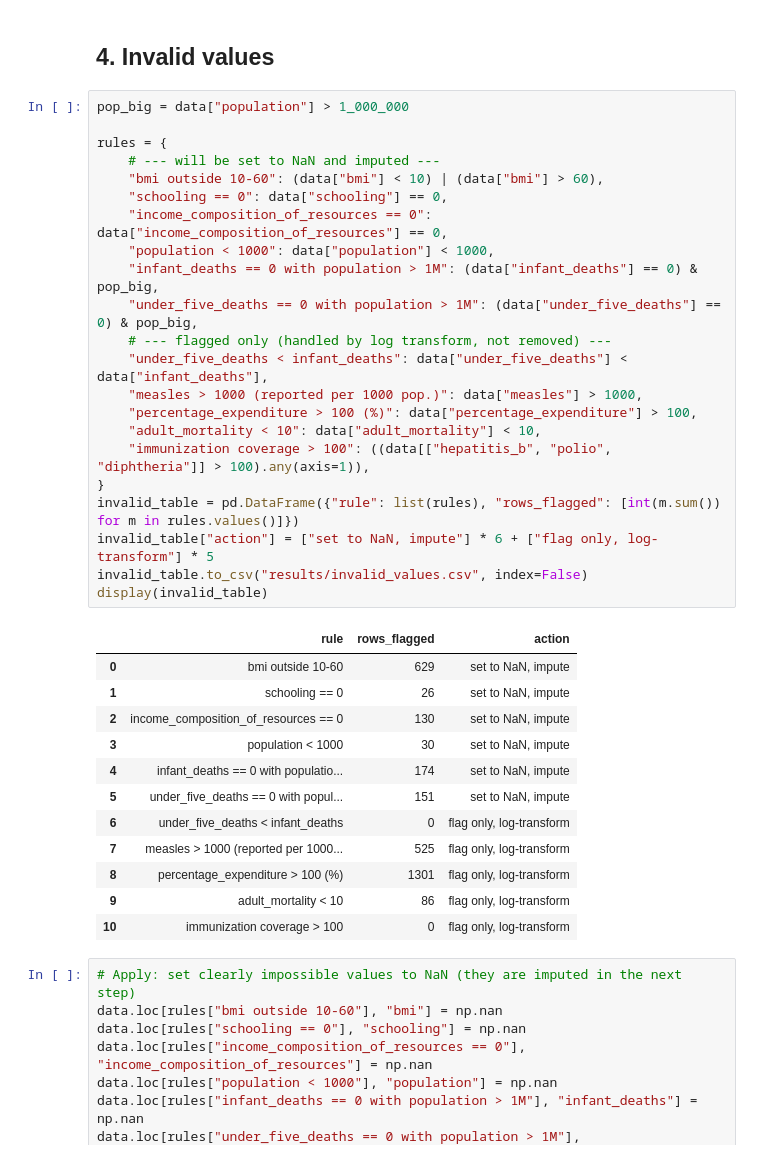
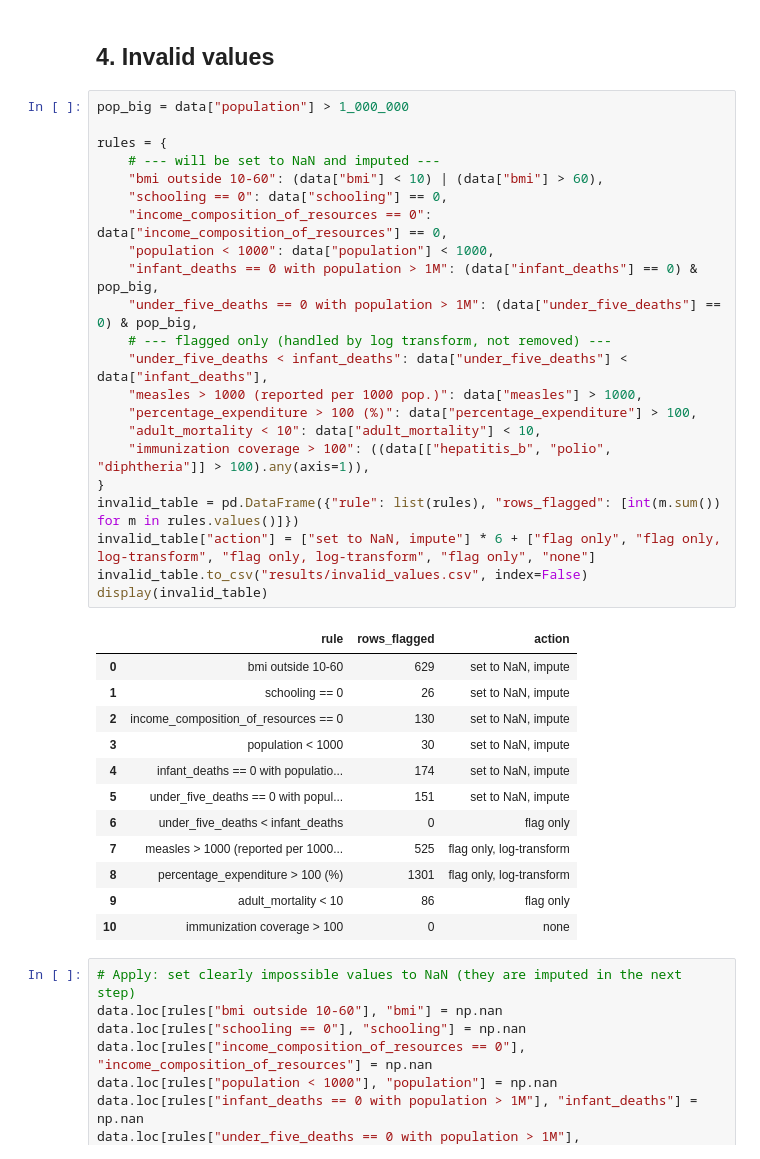
Before and after one commit to 5H31BYYY/Data_Analysis_I_Final, a Jupyter notebook: notebook/life_expectancy_analysis.ipynb, the cells around one changed output. Cells and saved outputs as stored; diff of their text form.

```diff
--- a/notebook/life_expectancy_analysis.ipynb
+++ b/notebook/life_expectancy_analysis.ipynb
@@ -210,38 +208,38 @@ Dropped 10 rows with missing life_expectancy. Rows now: 2928
 # %%
 pop_big = data["population"] > 1_000_000
 
 rules = {
     # --- will be set to NaN and imputed ---
     "bmi outside 10-60": (data["bmi"] < 10) | (data["bmi"] > 60),
     "schooling == 0": data["schooling"] == 0,
     "income_composition_of_resources == 0": data["income_composition_of_resources"] == 0,
     "population < 1000": data["population"] < 1000,
     "infant_deaths == 0 with population > 1M": (data["infant_deaths"] == 0) & pop_big,
     "under_five_deaths == 0 with population > 1M": (data["under_five_deaths"] == 0) & pop_big,
     # --- flagged only (handled by log transform, not removed) ---
     "under_five_deaths < infant_deaths": data["under_five_deaths"] < data["infant_deaths"],
     "measles > 1000 (reported per 1000 pop.)": data["measles"] > 1000,
     "percentage_expenditure > 100 (%)": data["percentage_expenditure"] > 100,
     "adult_mortality < 10": data["adult_mortality"] < 10,
     "immunization coverage > 100": ((data[["hepatitis_b", "polio", "diphtheria"]] > 100).any(axis=1)),
 }
 invalid_table = pd.DataFrame({"rule": list(rules), "rows_flagged": [int(m.sum()) for m in rules.values()]})
-invalid_table["action"] = ["set to NaN, impute"] * 6 + ["flag only, log-transform"] * 5
+invalid_table["action"] = ["set to NaN, impute"] * 6 + ["flag only", "flag only, log-transform", "flag only, log-transform", "flag only", "none"]
 invalid_table.to_csv("results/invalid_values.csv", index=False)
 display(invalid_table)
 # %% [output]
 |  | rule | rows_flagged | action |
 | 0 | bmi outside 10-60 | 629 | set to NaN, impute |
 | 1 | schooling == 0 | 26 | set to NaN, impute |
 | 2 | income_composition_of_resources == 0 | 130 | set to NaN, impute |
 | 3 | population < 1000 | 30 | set to NaN, impute |
 | 4 | infant_deaths == 0 with populatio... | 174 | set to NaN, impute |
 | 5 | under_five_deaths == 0 with popul... | 151 | set to NaN, impute |
-| 6 | under_five_deaths < infant_deaths | 0 | flag only, log-transform |
+| 6 | under_five_deaths < infant_deaths | 0 | flag only |
 | 7 | measles > 1000 (reported per 1000... | 525 | flag only, log-transform |
 | 8 | percentage_expenditure > 100 (%) | 1301 | flag only, log-transform |
-| 9 | adult_mortality < 10 | 86 | flag only, log-transform |
-| 10 | immunization coverage > 100 | 0 | flag only, log-transform |
+| 9 | adult_mortality < 10 | 86 | flag only |
+| 10 | immunization coverage > 100 | 0 | none |
 # %%
 # Apply: set clearly impossible values to NaN (they are imputed in the next step)
 data.loc[rules["bmi outside 10-60"], "bmi"] = np.nan
```
Also changed, not shown: parts of 2 cells of this notebook, 6 other files.
